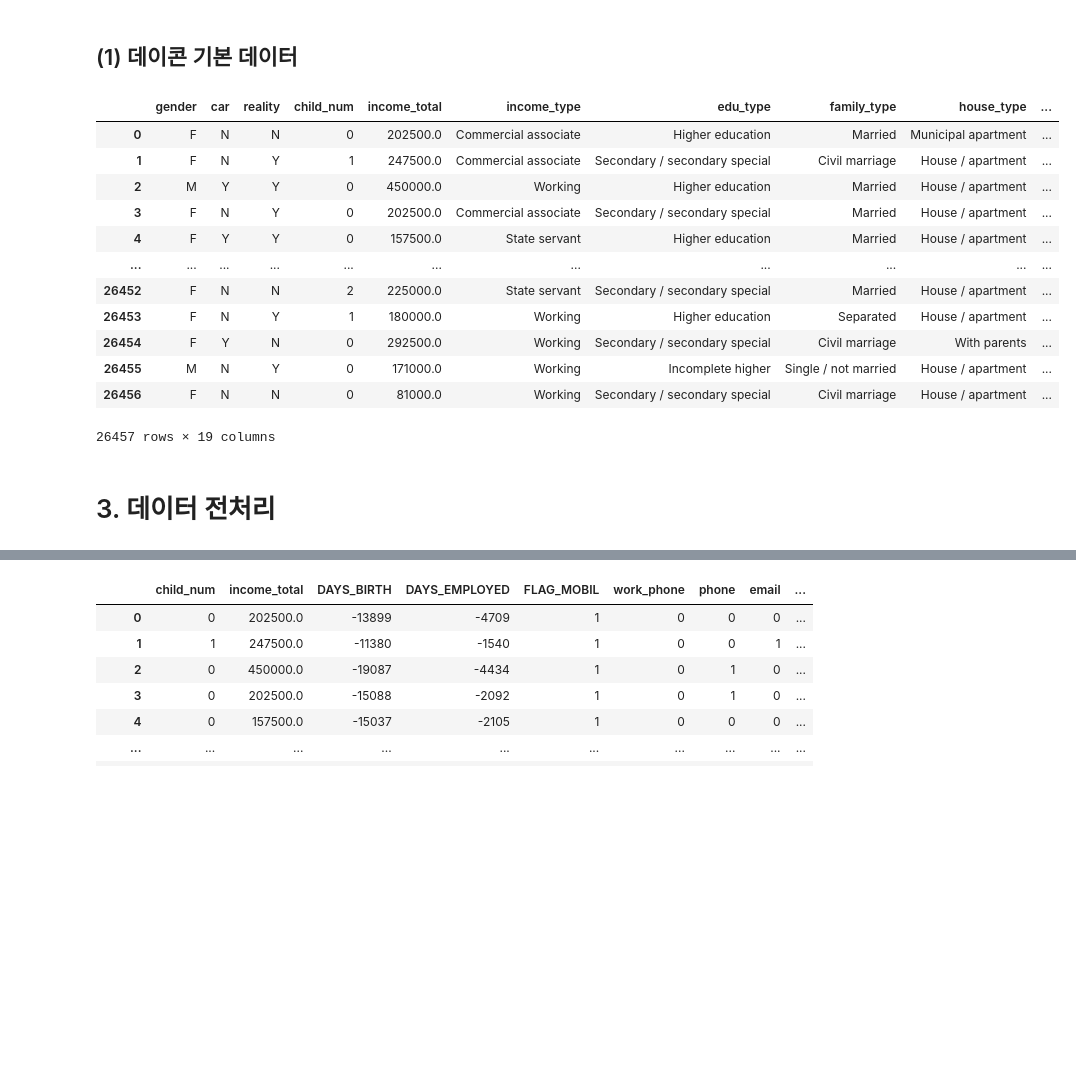
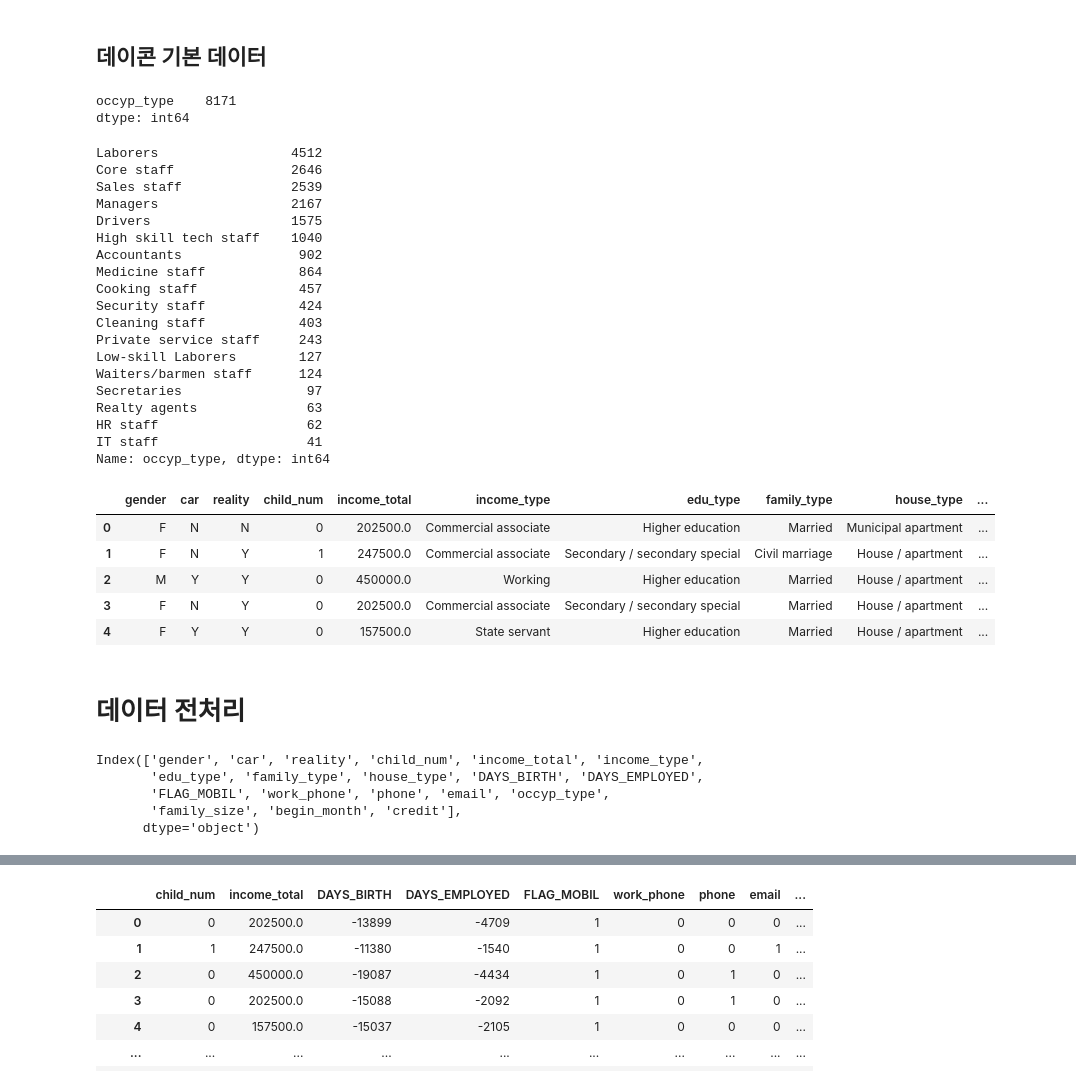
Before and after one commit to AIdward/predict-card-delay-users, a Jupyter notebook: 0510.ipynb, the cells around one changed output, grey strips where cells are left out. Drawn from its saved outputs; the diff is of its cells as text; code cells hidden in the pictures; blank space fills up the shorter version.

```diff
--- a/0510.ipynb
+++ b/0510.ipynb
@@ -26,2 +26,2 @@ import random
 # %% [markdown]
-## (1) 데이콘 기본 데이터
+## 데이콘 기본 데이터
@@ -28,22 +30,51 @@ import random
+# %%
+import ppc
+ppc.null(train)
+# %% [output]
+occyp_type    8171
+dtype: int64
+# %%
+train['occyp_type'].value_counts()
+# %% [output]
+Laborers                 4512
+Core staff               2646
+Sales staff              2539
+Managers                 2167
+Drivers                  1575
+High skill tech staff    1040
+Accountants               902
+Medicine staff            864
+Cooking staff             457
+Security staff            424
+Cleaning staff            403
+Private service staff     243
+Low-skill Laborers        127
+Waiters/barmen staff      124
+Secretaries                97
+Realty agents              63
+HR staff                   62
+IT staff                   41
+Name: occyp_type, dtype: int64
 # %%
 train = pd.read_csv('data/train.csv').drop(['index'], axis=1).fillna('NAN')
 test = pd.read_csv('data/test.csv').drop(['index'], axis=1).fillna('NAN')
 sample_submission = pd.read_csv('data/sample_submission.csv')
 # %%
-train
+train.head()
 # %% [output]
 |  | gender | car | reality | child_num | income_total | income_type | edu_type | family_type | house_type | ... |
 | 0 | F | N | N | 0 | 202500.0 | Commercial associate | Higher education | Married | Municipal apartment | ... |
 | 1 | F | N | Y | 1 | 247500.0 | Commercial associate | Secondary / secondary special | Civil marriage | House / apartment | ... |
 | 2 | M | Y | Y | 0 | 450000.0 | Working | Higher education | Married | House / apartment | ... |
 | 3 | F | N | Y | 0 | 202500.0 | Commercial associate | Secondary / secondary special | Married | House / apartment | ... |
 | 4 | F | Y | Y | 0 | 157500.0 | State servant | Higher education | Married | House / apartment | ... |
-| ... | ... | ... | ... | ... | ... | ... | ... | ... | ... | ... |
-| 26452 | F | N | N | 2 | 225000.0 | State servant | Secondary / secondary special | Married | House / apartment | ... |
-| 26453 | F | N | Y | 1 | 180000.0 | Working | Higher education | Separated | House / apartment | ... |
-| 26454 | F | Y | N | 0 | 292500.0 | Working | Secondary / secondary special | Civil marriage | With parents | ... |
-| 26455 | M | N | Y | 0 | 171000.0 | Working | Incomplete higher | Single / not married | House / apartment | ... |
-| 26456 | F | N | N | 0 | 81000.0 | Working | Secondary / secondary special | Civil marriage | House / apartment | ... |
-26457 rows × 19 columns
 # %% [markdown]
-# 3. 데이터 전처리
+# 데이터 전처리
+# %%
+train.columns
+# %% [output]
+Index(['gender', 'car', 'reality', 'child_num', 'income_total', 'income_type',
+       'edu_type', 'family_type', 'house_type', 'DAYS_BIRTH', 'DAYS_EMPLOYED',
+       'FLAG_MOBIL', 'work_phone', 'phone', 'email', 'occyp_type',
+       'family_size', 'begin_month', 'credit'],
+      dtype='object')
```
Also changed, not shown: parts of 14 cells of this notebook.
